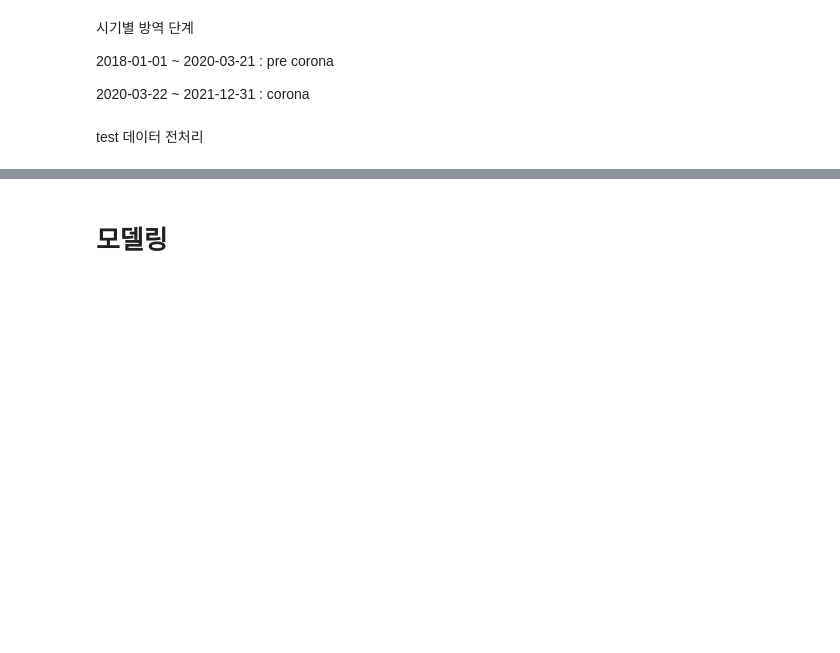
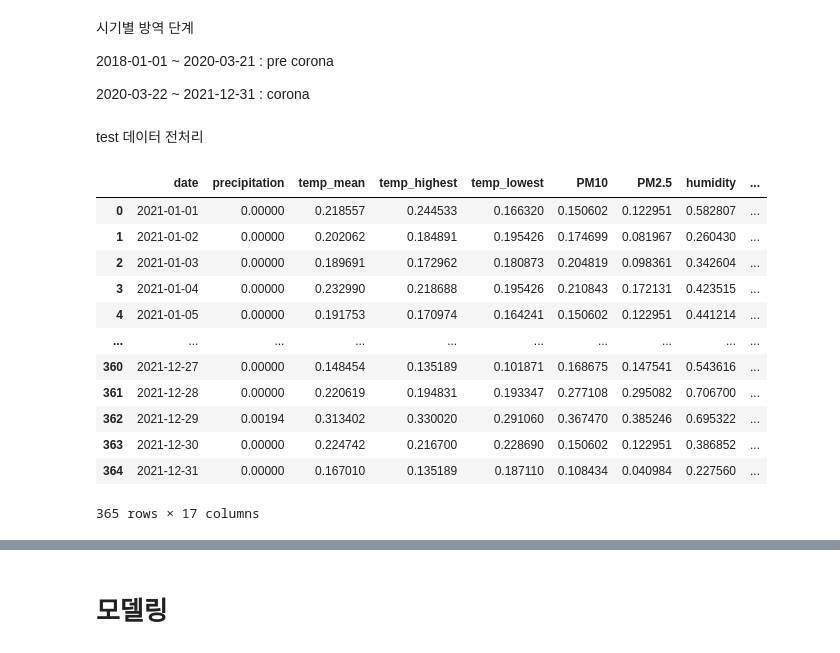
Before and after one commit to SoobinCha99/Competition, a Jupyter notebook: seoul_bike/fe_ensemble.ipynb, the cells around one changed output, grey strips where cells are left out. Cells and saved outputs as stored; diff of their text form; code cells hidden in the pictures; blank space fills up the shorter version.

```diff
--- a/seoul_bike/fe_ensemble.ipynb
+++ b/seoul_bike/fe_ensemble.ipynb
@@ -76,9 +84,9 @@ for date in train["date"] :
     m = date.split('-')[1]
     d = date.split('-')[2]
 
-    year.append(y)
-    month.append(m)
-    day.append(d)
+    year.append(int(y))
+    month.append(int(m))
+    day.append(int(d))
 
 train["year"] = year
 train["month"] = month
@@ -141,12 +150,12 @@ day_ = []
 
 for i in test["date"]:
     y_ = i.split("-")[0]
-    m_ = i.split("-")[0]
-    d_ = i.split("-")[1]
+    m_ = i.split("-")[1]
+    d_ = i.split("-")[2]
 
-    year_.append(y_)
-    month_.append(m_)
-    day_.append(d_)
+    year_.append(int(y_))
+    month_.append(int(m_))
+    day_.append(int(d_))
 
 test["year"] = year_
 test["month"] = month_
@@ -154,7 +163,7 @@ test["day"] = day_
 # %%
 # na 값 처리
 #강수량 na 값 처리
-test["precipitation"].fillna(0)
+test["precipitation"] = test["precipitation"].replace(np.nan, 0)
 
 #채광량 na값 처리
 test["sunshine_sum"] = test["sunshine_sum"].fillna(method="bfill")
@@ -168,9 +177,27 @@ for i in test.date:
     test_week_day.append(day)
 
 test["week_day"] = test_week_day
+# %%
+test['corona'] = 1
 # %%
 # 정규화
 test[num_features] = scaler.transform(test[num_features])
+# %%
+test
+# %% [output]
+|  | date | precipitation | temp_mean | temp_highest | temp_lowest | PM10 | PM2.5 | humidity | ... |
+| 0 | 2021-01-01 | 0.00000 | 0.218557 | 0.244533 | 0.166320 | 0.150602 | 0.122951 | 0.582807 | ... |
+| 1 | 2021-01-02 | 0.00000 | 0.202062 | 0.184891 | 0.195426 | 0.174699 | 0.081967 | 0.260430 | ... |
+| 2 | 2021-01-03 | 0.00000 | 0.189691 | 0.172962 | 0.180873 | 0.204819 | 0.098361 | 0.342604 | ... |
+| 3 | 2021-01-04 | 0.00000 | 0.232990 | 0.218688 | 0.195426 | 0.210843 | 0.172131 | 0.423515 | ... |
+| 4 | 2021-01-05 | 0.00000 | 0.191753 | 0.170974 | 0.164241 | 0.150602 | 0.122951 | 0.441214 | ... |
+| ... | ... | ... | ... | ... | ... | ... | ... | ... | ... |
+| 360 | 2021-12-27 | 0.00000 | 0.148454 | 0.135189 | 0.101871 | 0.168675 | 0.147541 | 0.543616 | ... |
+| 361 | 2021-12-28 | 0.00000 | 0.220619 | 0.194831 | 0.193347 | 0.277108 | 0.295082 | 0.706700 | ... |
+| 362 | 2021-12-29 | 0.00194 | 0.313402 | 0.330020 | 0.291060 | 0.367470 | 0.385246 | 0.695322 | ... |
+| 363 | 2021-12-30 | 0.00000 | 0.224742 | 0.216700 | 0.228690 | 0.150602 | 0.122951 | 0.386852 | ... |
+| 364 | 2021-12-31 | 0.00000 | 0.167010 | 0.135189 | 0.187110 | 0.108434 | 0.040984 | 0.227560 | ... |
+365 rows × 17 columns
 # %%
 X = train.drop(["date","rental"], axis=1)
 y = train["rental"]
```
Also changed, not shown: parts of 14 cells of this notebook.
